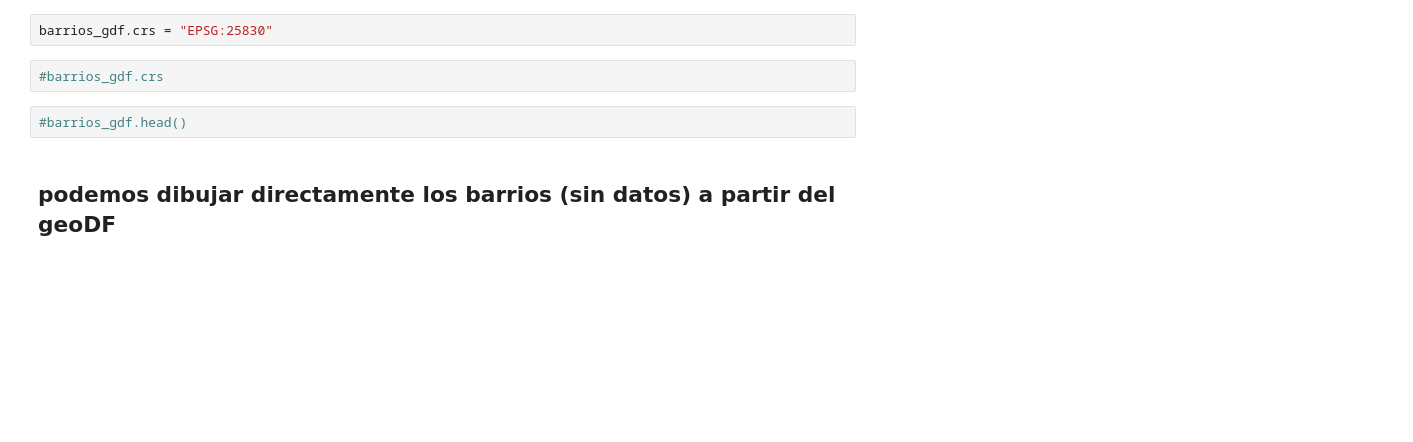
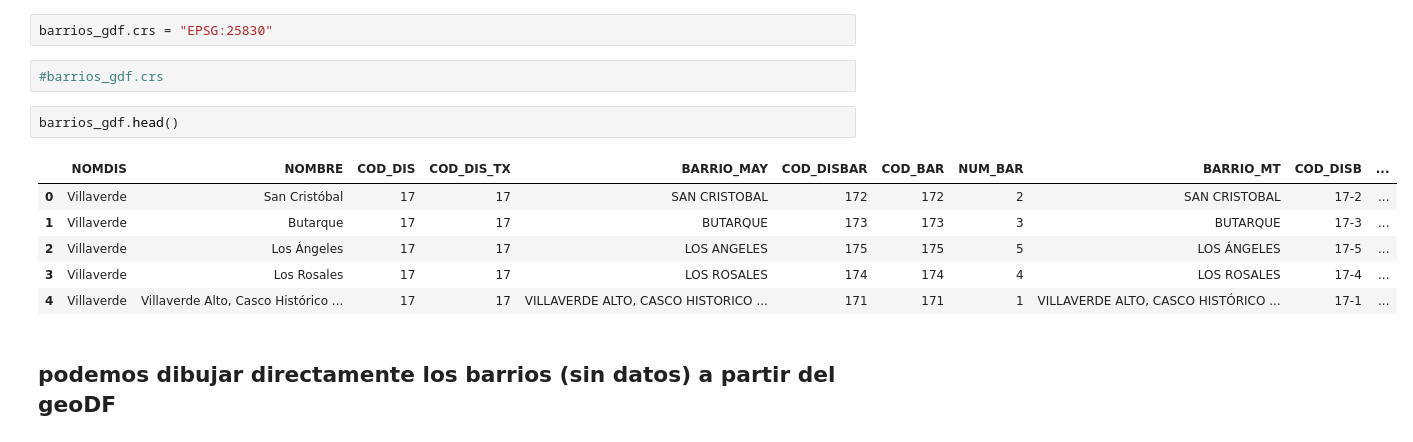
Before and after one commit to aromegar/TransitPlanner, a Jupyter notebook: BARRIOS + cloro.ipynb, the cells around one changed output. Cells and saved outputs as stored; diff of their text form; blank space fills up the shorter version.

```diff
--- a/BARRIOS + cloro.ipynb
+++ b/BARRIOS + cloro.ipynb
@@ -17,7 +17,14 @@ barrios_gdf.crs = "EPSG:25830"
 # %%
 #barrios_gdf.crs
 # %%
-#barrios_gdf.head()
+barrios_gdf.head()
+# %% [output]
+|  | NOMDIS | NOMBRE | COD_DIS | COD_DIS_TX | BARRIO_MAY | COD_DISBAR | COD_BAR | NUM_BAR | BARRIO_MT | COD_DISB | ... |
+| 0 | Villaverde | San Cristóbal | 17 | 17 | SAN CRISTOBAL | 172 | 172 | 2 | SAN CRISTOBAL | 17-2 | ... |
+| 1 | Villaverde | Butarque | 17 | 17 | BUTARQUE | 173 | 173 | 3 | BUTARQUE | 17-3 | ... |
+| 2 | Villaverde | Los Ángeles | 17 | 17 | LOS ANGELES | 175 | 175 | 5 | LOS ÁNGELES | 17-5 | ... |
+| 3 | Villaverde | Los Rosales | 17 | 17 | LOS ROSALES | 174 | 174 | 4 | LOS ROSALES | 17-4 | ... |
+| 4 | Villaverde | Villaverde Alto, Casco Histórico ... | 17 | 17 | VILLAVERDE ALTO, CASCO HISTORICO ... | 171 | 171 | 1 | VILLAVERDE ALTO, CASCO HISTÓRICO ... | 17-1 | ... |
 # %% [markdown]
 ## podemos dibujar directamente los barrios (sin datos) a partir del geoDF
 # %%
```
Also changed, not shown: 7 other files.
